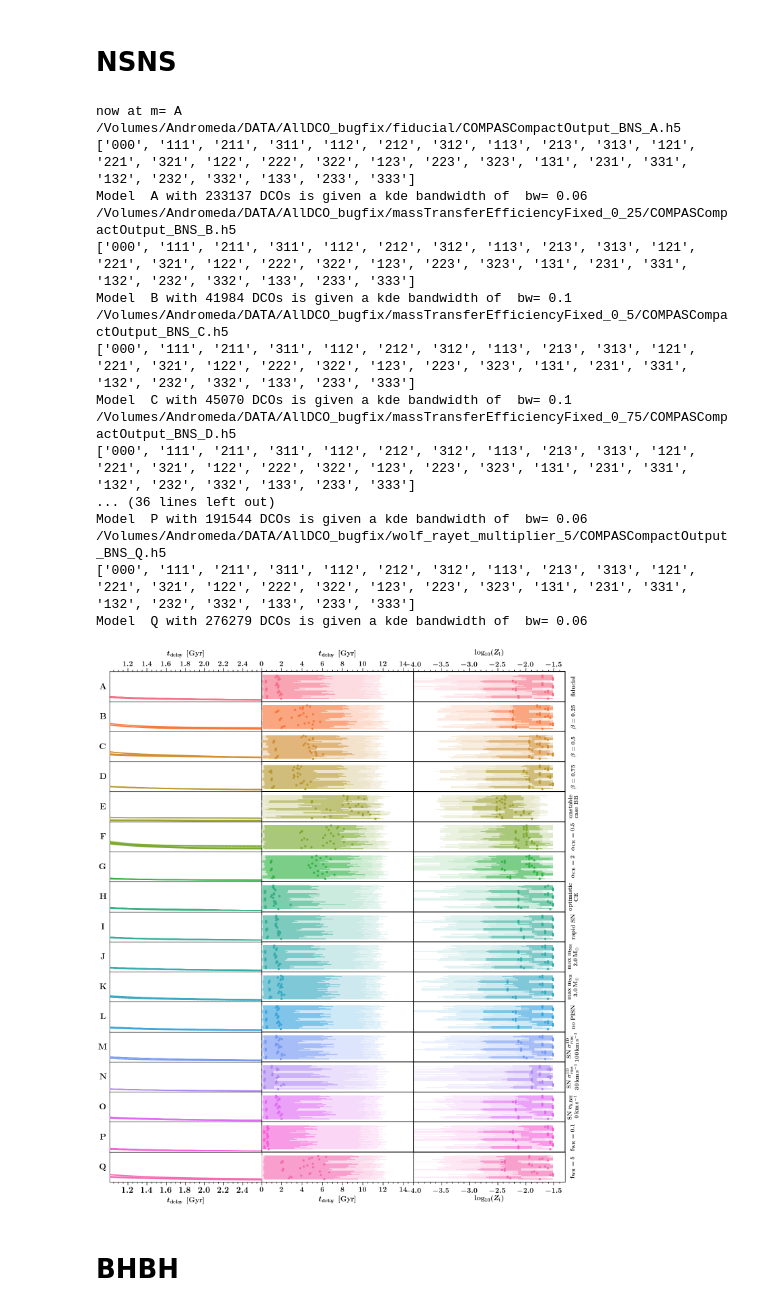
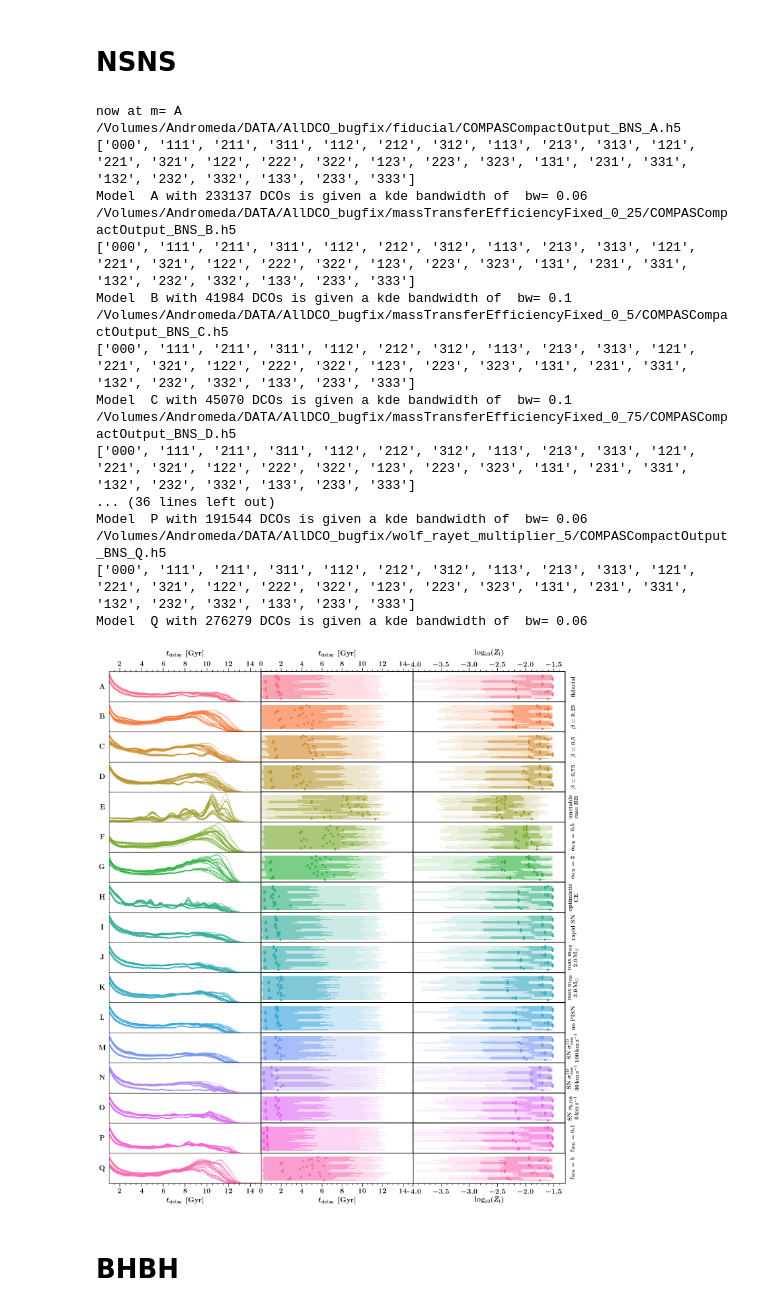
Before and after one commit to FloorBroekgaarden/Double-Compact-Object-Mergers, a Jupyter notebook: plottingCode/Fig_7_and_8/make_Fig_7_and_Fig_8.ipynb, the cells around one changed output. Cells and saved outputs as stored; diff of their text form; code cells hidden in the pictures.

```diff
--- a/plottingCode/Fig_7_and_8/make_Fig_7_and_Fig_8.ipynb
+++ b/plottingCode/Fig_7_and_8/make_Fig_7_and_Fig_8.ipynb
@@ -542,9 +542,9 @@ fs_t = 21
 # FIRST COLUMN WITH KDE  ###
 xparam, axe_ind, xlabelname ='tdelay', 0,  r' $t_{\rm{delay}}$ $ \, [{\rm{Gyr}}]$'
 # plot percentiles:
-plot_kdes(axe=ax, axe_ind=axe_ind, xparam=xparam, BPSmodelNames=BPSnameslist, MSSFRmodelNames=MSSFRnameslist, DCOtype=DCOtype, xvarrange=[0, 15], \
+plot_kdes(axe=ax, axe_ind=axe_ind, xparam=xparam, BPSmodelNames=BPSnameslist, MSSFRmodelNames=MSSFRnameslist, DCOtype=DCOtype, xvarrange=[1, 15], \
                               whichWeight=whichWeight, path_dir=path_dir)
-xlim=[1.01,14.99]
+xlim=[1.0,14.99]
 make_up_axis(axe=ax, axe_ind=axe_ind, BPSmodelNames=BPSnameslist, xlim=xlim, ylim=None , nameX=xlabelname, nameY=None, logY=False, logX=False)
 layoutAxesNoYlabel(ax=ax[nModels-1,axe_ind], nameX=xlabelname, nameY=None, labelpad=20, fontsize=fs_t)
 # top label
@@ -556,7 +556,7 @@ layoutAxesNoYlabel(ax=ax2x, nameX=xlabelname, nameY=None, second=True, labelpad=
 # add y labels on the left.
 for ind_bps, bps_name in enumerate(BPSnameslist):
     nameY = r'\textbf{%s}'%bps_name
-    layoutAxesNoXlabel(ax=ax[ind_bps,axe_ind], nameX=None, nameY=nameY, labelpad=20, rotation=0)
+    layoutAxesNoXlabel(ax=ax[ind_bps,axe_ind], nameX=None, nameY=nameY, labelpad=20, rotation=0, fontsize=fs_t)
 
 
 
@@ -658,9 +658,9 @@ fs_t = 21
 # FIRST COLUMN WITH KDE  ###
 xparam, axe_ind, xlabelname ='tdelay', 0,  r' $t_{\rm{delay}}$ $ \, [{\rm{Gyr}}]$'
 # plot percentiles:
-plot_kdes(axe=ax, axe_ind=axe_ind, xparam=xparam, BPSmodelNames=BPSnameslist, MSSFRmodelNames=MSSFRnameslist, DCOtype=DCOtype, xvarrange=[0, 15], \
+plot_kdes(axe=ax, axe_ind=axe_ind, xparam=xparam, BPSmodelNames=BPSnameslist, MSSFRmodelNames=MSSFRnameslist, DCOtype=DCOtype, xvarrange=[1, 15], \
                               whichWeight=whichWeight, path_dir=path_dir)
-xlim=[1.01,14.99]
+xlim=[1.0,14.99]
 make_up_axis(axe=ax, axe_ind=axe_ind, BPSmodelNames=BPSnameslist, xlim=xlim, ylim=None , nameX=xlabelname, nameY=None, logY=False, logX=False)
 layoutAxesNoYlabel(ax=ax[nModels-1,axe_ind], nameX=xlabelname, nameY=None, labelpad=20, fontsize=fs_t)
 # top label
@@ -672,7 +672,7 @@ layoutAxesNoYlabel(ax=ax2x, nameX=xlabelname, nameY=None, second=True, labelpad=
 # add y labels on the left.
 for ind_bps, bps_name in enumerate(BPSnameslist):
     nameY = r'\textbf{%s}'%bps_name
-    layoutAxesNoXlabel(ax=ax[ind_bps,axe_ind], nameX=None, nameY=nameY, labelpad=20, rotation=0)
+    layoutAxesNoXlabel(ax=ax[ind_bps,axe_ind], nameX=None, nameY=nameY, labelpad=20, rotation=0, fontsize=fs_t)
 
 
 
@@ -708,34 +708,34 @@ for ind_bps, bps_name in enumerate(BPSnameslist):
 
     make_up_axis_single_ax(ax2y, 'A', BPSnameslist, xlim, ylim, nameY=None, logY=False, logX=False)
     layoutAxesNoXlabel(ax=ax2y, nameX=None, nameY=nameY, labelpad=25, rotation=90, fontsize=17)
 
 
 
 ##  SAVE FIG  ###
 plt.tight_layout()
 plt.subplots_adjust(wspace=0.0, hspace=0)
 plt.savefig('./KDEplot_time_metallicity_' + whichWeight +'_'  + DCOtype+ '.png', transparent=False)
 plt.show()
 plt.close()
 # %% [output]
 now at m= A
 /Volumes/Andromeda/DATA/AllDCO_bugfix/fiducial/COMPASCompactOutput_BNS_A.h5
 ['000', '111', '211', '311', '112', '212', '312', '113', '213', '313', '121', '221', '321', '122', '222', '322', '123', '223', '323', '131', '231', '331', '132', '232', '332', '133', '233', '333']
 Model  A with 233137 DCOs is given a kde bandwidth of  bw= 0.06
 /Volumes/Andromeda/DATA/AllDCO_bugfix/massTransferEfficiencyFixed_0_25/COMPASCompactOutput_BNS_B.h5
 ['000', '111', '211', '311', '112', '212', '312', '113', '213', '313', '121', '221', '321', '122', '222', '322', '123', '223', '323', '131', '231', '331', '132', '232', '332', '133', '233', '333']
 Model  B with 41984 DCOs is given a kde bandwidth of  bw= 0.1
 /Volumes/Andromeda/DATA/AllDCO_bugfix/massTransferEfficiencyFixed_0_5/COMPASCompactOutput_BNS_C.h5
 ['000', '111', '211', '311', '112', '212', '312', '113', '213', '313', '121', '221', '321', '122', '222', '322', '123', '223', '323', '131', '231', '331', '132', '232', '332', '133', '233', '333']
 Model  C with 45070 DCOs is given a kde bandwidth of  bw= 0.1
 /Volumes/Andromeda/DATA/AllDCO_bugfix/massTransferEfficiencyFixed_0_75/COMPASCompactOutput_BNS_D.h5
 ['000', '111', '211', '311', '112', '212', '312', '113', '213', '313', '121', '221', '321', '122', '222', '322', '123', '223', '323', '131', '231', '331', '132', '232', '332', '133', '233', '333']
 ... (36 lines left out)
 Model  P with 191544 DCOs is given a kde bandwidth of  bw= 0.06
 /Volumes/Andromeda/DATA/AllDCO_bugfix/wolf_rayet_multiplier_5/COMPASCompactOutput_BNS_Q.h5
 ['000', '111', '211', '311', '112', '212', '312', '113', '213', '313', '121', '221', '321', '122', '222', '322', '123', '223', '323', '131', '231', '331', '132', '232', '332', '133', '233', '333']
 Model  Q with 276279 DCOs is given a kde bandwidth of  bw= 0.06
-[figure, old version]
+[figure, new version]
 # %% [markdown]
 # BHBH
 # %%
```
Also changed, not shown: parts of 2 cells of this notebook, 2 other files.
